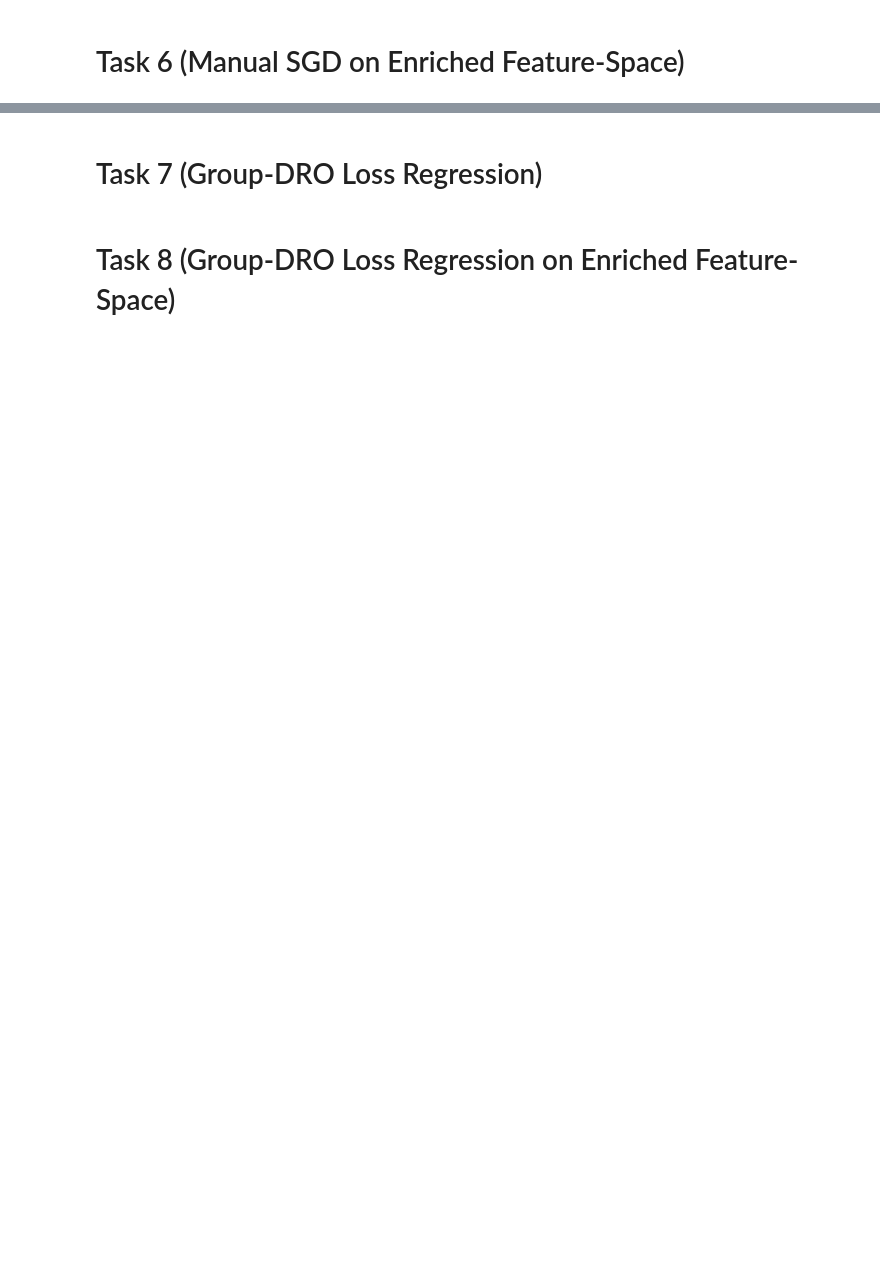
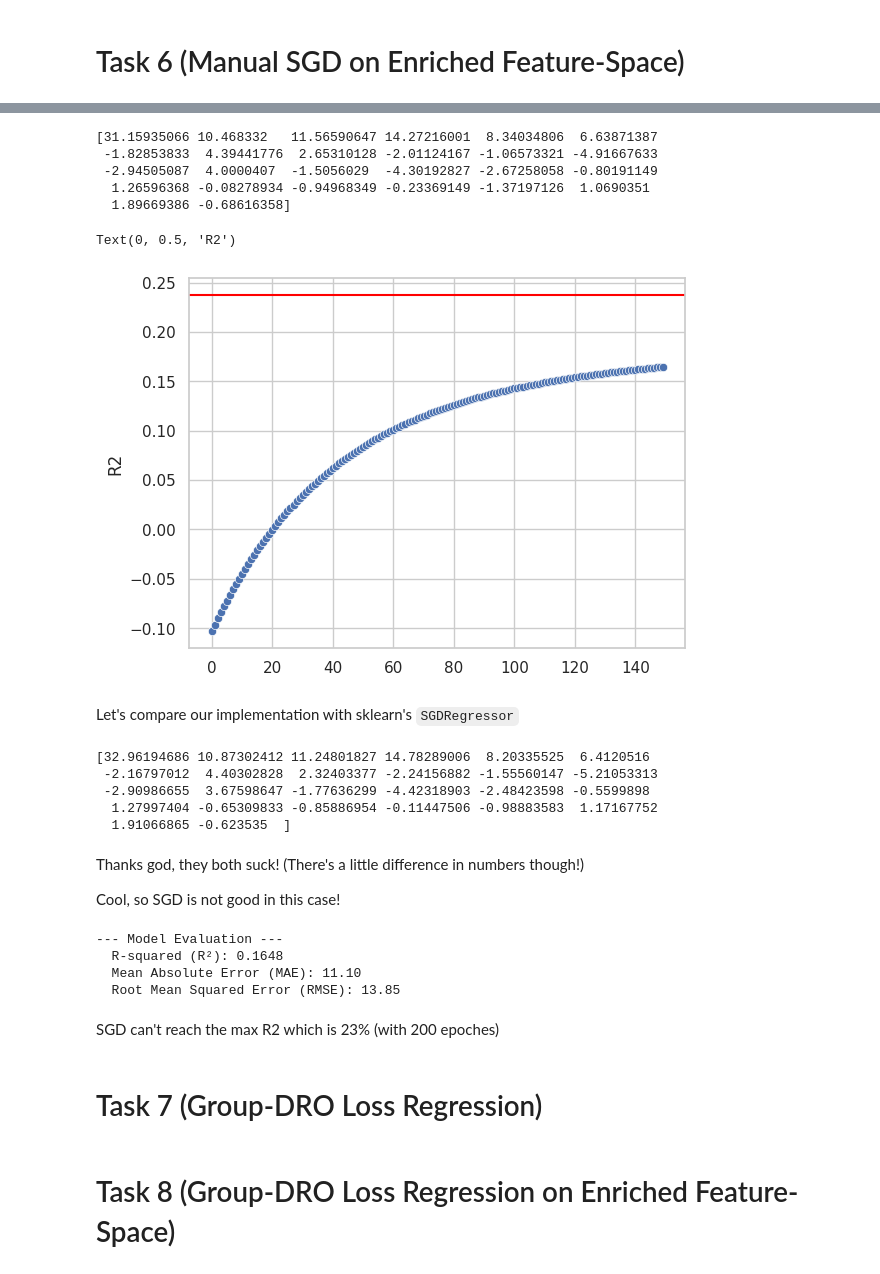
Before and after one commit to akp2003/Machine_Learning_Exercises, a Jupyter notebook: Adv_AI/P1/Project1.ipynb, the cells around one changed output, grey strips where cells are left out. Cells and saved outputs as stored; diff of their text form; code cells hidden in the pictures; blank space fills up the shorter version.

```diff
--- a/Adv_AI/P1/Project1.ipynb
+++ b/Adv_AI/P1/Project1.ipynb
@@ -733,2 +826,6 @@ Enriching the features makes these models better **if we use the same metrics**
 # %% [markdown]
 # Task 6 (Manual SGD on Enriched Feature-Space)
+# %%
+prep4 = preprocessors['inter']
+X_task4 = pd.DataFrame(prep4.fit_transform(X), columns = prep4.get_feature_names_out())
+X_task4
@@ -734,0 +846,5 @@ Enriching the features makes these models better **if we use the same metrics**
+# %%
+model_task4 = LinearRegression(fit_intercept = False).fit(X_task4,y)
+print(model_task4.coef_)
+y_pred_task4 = model_task4.predict(X_task4)
+basic_eval(y,y_pred_task4)
@@ -734,0 +863,7 @@ Enriching the features makes these models better **if we use the same metrics**
+# %%
+x = MatS('x',X_task4.shape[1])
+Y = Matrix([symbols("y")])
+w = MatS('w',X_task4.shape[1])
+
+loss = ((w.T*x) - Y)**2
+loss
@@ -735,3 +872,41 @@ Enriching the features makes these models better **if we use the same metrics**
+# %%
+sgd5_coef, sgd5_hist = SGD(X_task4,y,loss,200,eta = 0.00004, history = True)
+print(sgd5_coef)
+sns.scatterplot([r2_score(y,np.matmul(w.reshape(1,len(w)),  X_task4.to_numpy().T).T) for _,w in sgd5_hist.items()][50:])
+plt.axhline(r2_score(y,y_pred_task4), color = 'red')
+plt.ylabel("R2")
+# %% [output]
+[31.15935066 10.468332   11.56590647 14.27216001  8.34034806  6.63871387
+ -1.82853833  4.39441776  2.65310128 -2.01124167 -1.06573321 -4.91667633
+ -2.94505087  4.0000407  -1.5056029  -4.30192827 -2.67258058 -0.80191149
+  1.26596368 -0.08278934 -0.94968349 -0.23369149 -1.37197126  1.0690351
+  1.89669386 -0.68616358]
+Text(0, 0.5, 'R2')
+[figure, added]
+# %% [markdown]
+Let's compare our implementation with sklearn's `SGDRegressor`
+# %%
+print(SGDRegressor(penalty=None, fit_intercept=False, shuffle = False,
+             max_iter=500, learning_rate='constant', eta0 = 0.00004, tol = None, verbose = 0).fit(X_task4,y).coef_)
+# %% [output]
+[32.96194686 10.87302412 11.24801827 14.78289006  8.20335525  6.4120516
+ -2.16797012  4.40302828  2.32403377 -2.24156882 -1.55560147 -5.21053313
+ -2.90986655  3.67598647 -1.77636299 -4.42318903 -2.48423598 -0.5599898
+  1.27997404 -0.65309833 -0.85886954 -0.11447506 -0.98883583  1.17167752
+  1.91066865 -0.623535  ]
+# %% [markdown]
+Thanks god, they both suck! (There's a little difference in numbers though!)
+
+Cool, so SGD is not good in this case!
+# %%
+basic_eval(y,np.matmul(sgd5_coef.reshape(1,len(w)), X_task4.to_numpy().T).T)
+# %% [output]
+--- Model Evaluation ---
+  R-squared (R²): 0.1648
+  Mean Absolute Error (MAE): 11.10
+  Root Mean Squared Error (RMSE): 13.85
+# %% [markdown]
+SGD can't reach the max R2 which is 23% (with 200 epoches)
 # %% [markdown]
 # Task 7 (Group-DRO Loss Regression)
 # %% [markdown]
```
Also changed, not shown: parts of 31 cells of this notebook.
